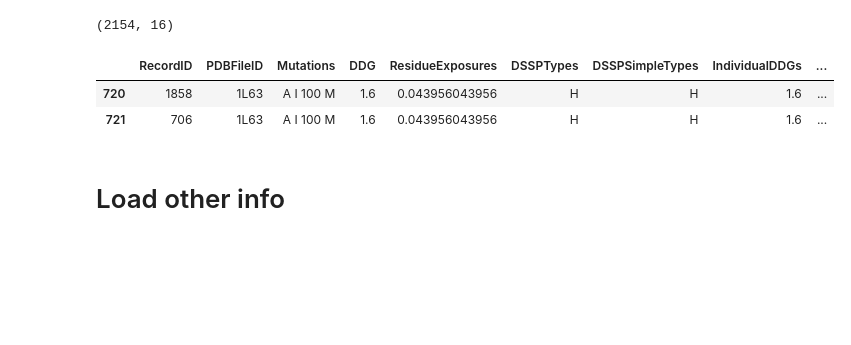
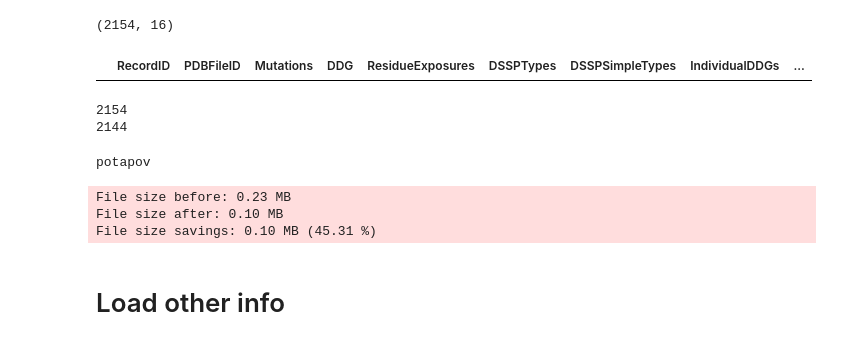
Before and after one commit to ostrokach/protein_folding_energy, a Jupyter notebook: notebooks/rosetta_ddg.ipynb, the cells around one changed output. Drawn from its saved outputs; the diff is of its cells as text; code cells hidden in the pictures; blank space fills up the shorter version.

Commit message:
Upload rosetta benchmark datasets to database.

```diff
--- a/notebooks/rosetta_ddg.ipynb
+++ b/notebooks/rosetta_ddg.ipynb
@@ -72,16 +79,16 @@ def load_rosetta_ddg(filename):
         pdb_ids, mutations = [], []
         for mutation in x.split('_'):
             pdb_ids.append(mutation.split(' ')[0])
-            mutations.append(' '.join(mutation.split(' ')[1:]))
-        return ','.join(pdb_ids), ','.join(mutations)
+            mutations.append(''.join(mutation.split(' ')[1:]))
+        return '.'.join(pdb_ids), '.'.join(mutations)
 
     df = pd.read_csv(filename, names=column_names, comment='#')
     df['pdb_id'] = df['PDBFileID'].str.lower()
     df['pdb_chain'], df['pdb_mutation'] = zip(*df['Mutations'].apply(_parse_mutations))
     df['ddg_exp'] = df['DDG']
     # df.drop(['Mutations', 'DDG'], axis=1, inplace=True)
-    df['uniprot_id'], df['uniprot_mutation'], df['pdb_chain_sifts'], df['pdb_mutation_sifts'] = zip(*
-        df[['pdb_id', 'pdb_chain', 'pdb_mutation']]
-        .apply(local.get_uniprot_id_mutation_rosetta_ddg, axis=1)
-    )
+    df['uniprot_id'], df['uniprot_mutation'], df['pdb_chain_sifts'], df['pdb_mutation_sifts'] = zip(*(
+        local.get_uniprot_id_mutation_rosetta_ddg(*x)
+        for x in df[['pdb_id', 'pdb_chain', 'pdb_mutation']].values
+    ))
     return df
@@ -386,11 +481,9 @@ print(potapov.shape)
 # %%
 # An example of duplicates
 potapov[
-    (potapov['pdb_id'] == '1l63') &
+    (potapov['pdb_id'] == '1a2p') &
     (potapov['pdb_chain'] == 'A') &
-    (potapov['pdb_mutation'] == 'I 100 M')
+    (potapov['pdb_mutation'] == 'A_Y103F')
 ]
 # %% [output]
 |  | RecordID | PDBFileID | Mutations | DDG | ResidueExposures | DSSPTypes | DSSPSimpleTypes | IndividualDDGs | ... |
-| 720 | 1858 | 1L63 | A I 100 M | 1.6 | 0.043956043956 | H | H | 1.6 | ... |
-| 721 | 706 | 1L63 | A I 100 M | 1.6 | 0.043956043956 | H | H | 1.6 | ... |
@@ -404,0 +490,6 @@ db.import_table(
+# %%
+print(potapov.shape[0])
+print(potapov.drop_duplicates(subset=['pdb_id', 'pdb_chain', 'pdb_mutation']).shape[0])
+# %% [output]
+2154
+2144
@@ -405,3 +498,29 @@ db.import_table(
+# %%
+df = potapov
+df_name = 'potapov'
+
+if not df['pdb_mutation'].str.contains('_').all():
+    df['pdb_mutation'] = df['pdb_chain'] + '_' + df['pdb_mutation']
+
+assert df['pdb_mutation'].str.contains('_').all()
+
+t = db.import_df(df, df_name)
+
+print(t.name)
+
+t.create_indexes([
+        [('pdb_id', 'pdb_chain', 'pdb_mutation'), True],
+        [('uniprot_id', 'uniprot_mutation'), False],
+    ])
+
+t.add_idx_column()
+
+t.compress()
+# %% [output]
+potapov
+File size before: 0.23 MB
+File size after: 0.10 MB
+File size savings: 0.10 MB (45.31 %)
 # %% [markdown]
 # Load other info
 # %% [markdown]
```
Also changed, not shown: parts of 30 cells of this notebook, 2 other files.
